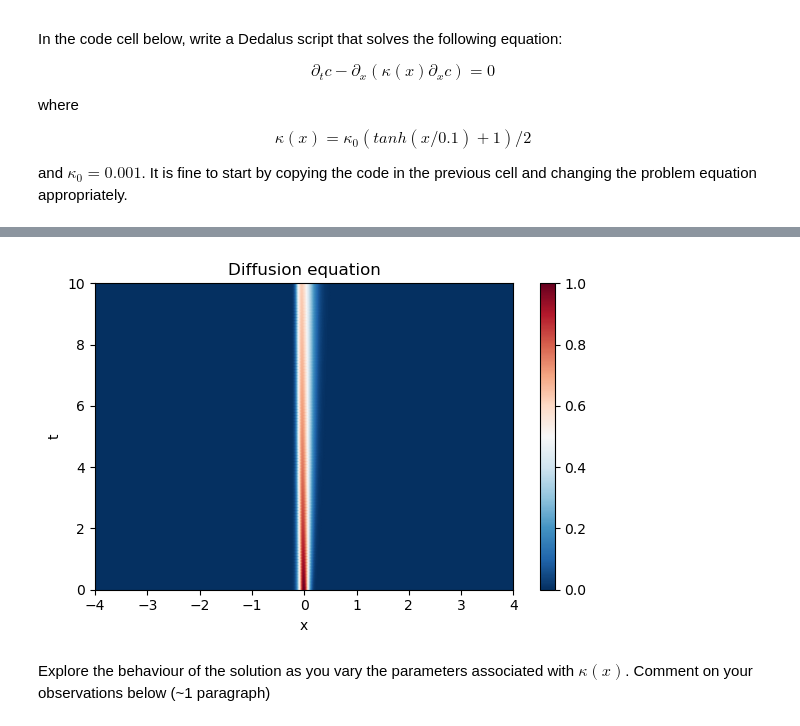
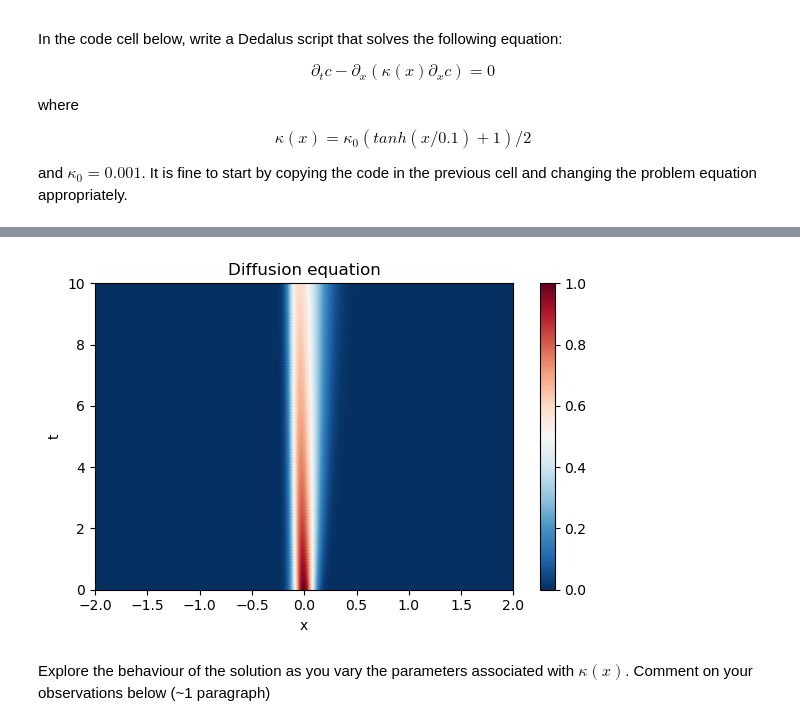
Before and after one commit to Feesh5/QCES, a Jupyter notebook: Project1_dedalus.ipynb, the cells around one changed output, grey strips where cells are left out. Saved outputs shown, nothing was run; the diff lists cells and outputs as text; code cells hidden in the pictures.

```diff
--- a/Project1_dedalus.ipynb
+++ b/Project1_dedalus.ipynb
@@ -606,10 +606,13 @@ and $\kappa_0=0.001$. It is fine to start by copying the code in the previous ce
 # Write a Dedalus script to solve the diffusion equation with a spatially-variable diffusivity
 # It is fine to copy and paste the scripts above as a starting point.
 
+logger = logging.getLogger(__name__)
+
 # Set some parameters for the problem to be solved
 Nx = 1024 # The number of gridpoints. Note that Fourier transforms are more efficient if this is a power of 2
-Lx = 4; # The domain size in x.  This should be large enough so that the solution goes to zero at the endpoints.
+Lx = 2; # The domain size in x.  This should be large enough so that the solution goes to zero at the endpoints.
 x_start=-Lx; x_end=Lx # The starting and ending bounds on x
+k_0 = 0.001
 
 # Create an x-coordinate, a corresponding basis, and a distributor
 xcoord = dedalus.Coordinate('x')
@@ -622,16 +625,13 @@ c = dist.Field(name='c', bases=x_basis)
 w = 0.1 # Set the width of the initial Gaussian
 c.change_scales(1) # Set values on regular grid
 c['g'] = np.exp(-x**2/w**2)  # Initialize the dependent variable c with a Gaussian function (note ** is the exponentiation operator)
-kappa_0 = 0.001
 
 # Operators
 dx = lambda a: dedalus.Differentiate(a, xcoord) # Define the derivative (d/dx) operator
 
 # Create an operator that applies a function to the variable on a grid
-f_x = dist.Field(bases=x_basis)
-f_x['g'] = np.cos(np.pi * x / Lx)
 g_x = dist.Field(bases=x_basis)
-g_x['g'] = kappa_0 * (1+ np.tanh(x / 0.1))/2
+g_x['g'] = k_0 *(np.tanh(x/0.1)+1.1)/2
 
 # Specify the problem
 problem = dedalus.IVP([c], namespace=locals()) # Initial value problem, including all local variables
@@ -648,8 +648,8 @@ c.change_scales(1)
 c_save = [np.copy(c['g'])]; t_save = [solver.sim_time]; # Save the initial condition and the initial time
 while solver.proceed:
     solver.step(timestep)
-    # if solver.iteration % 500 == 0: # Every 500 timesteps, print a message to the screen with the progress
-        # logger.info('Iteration=%i, Time=%e, dt=%e' %(solver.iteration, solver.sim_time, timestep))
+    if solver.iteration % 500 == 0: # Every 500 timesteps, print a message to the screen with the progress
+        logger.info('Iteration=%i, Time=%e, dt=%e' %(solver.iteration, solver.sim_time, timestep))
     c.change_scales(1)
     c_save.append(np.copy(c['g']))
     t_save.append(solver.sim_time)
@@ -670,3 +670,3 @@ plt.tight_layout()
-[figure, old version]
+[figure, new version]
 # %% [markdown]
 Explore the behaviour of the solution as you vary the parameters associated with $\kappa(x)$. Comment on your observations below (~1 paragraph)
```
Also changed, not shown: parts of 8 cells of this notebook.
